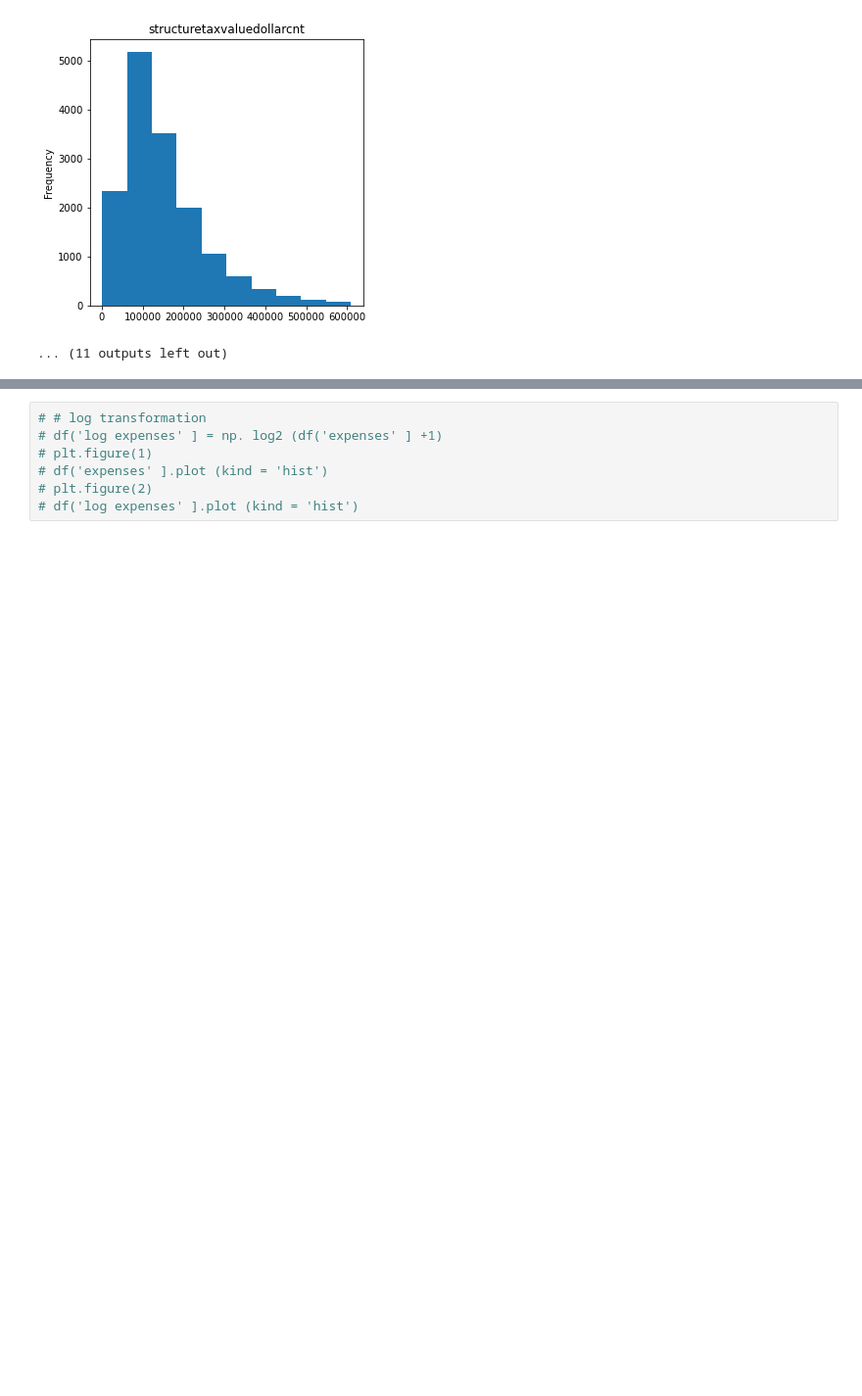
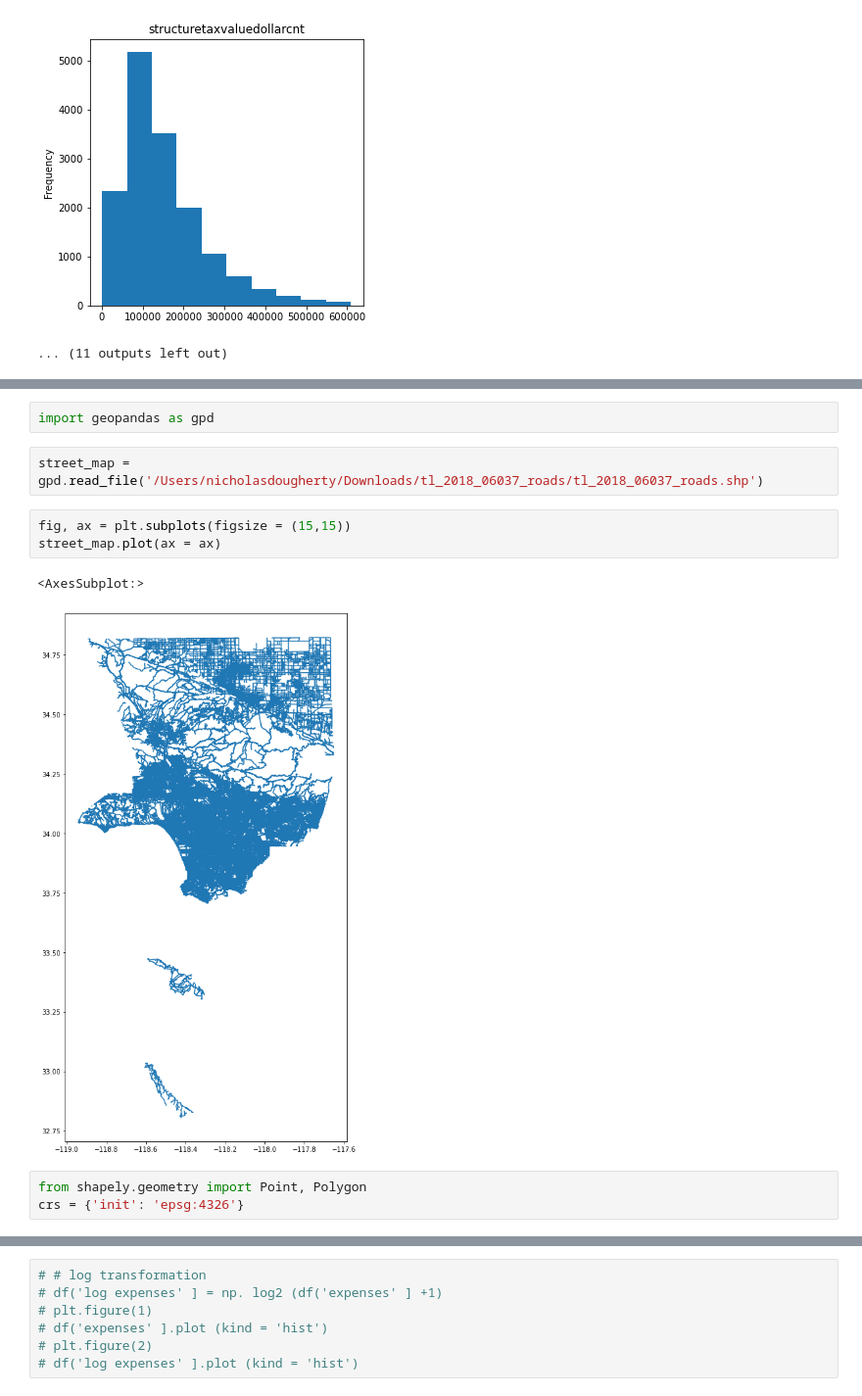
Before and after one commit to nicholas-dougherty/clustering-project, a Jupyter notebook: workbooks/eda.ipynb, the cells around one changed output, grey strips where cells are left out. Shown at 98% size. Cells and saved outputs as stored; diff of their text form; blank space fills up the shorter version.

```diff
--- a/workbooks/eda.ipynb
+++ b/workbooks/eda.ipynb
@@ -74,0 +182,13 @@ print(cat_list)
+# %%
+import geopandas as gpd
+# %%
+street_map = gpd.read_file('/Users/nicholasdougherty/Downloads/tl_2018_06037_roads/tl_2018_06037_roads.shp')
+# %%
+fig, ax = plt.subplots(figsize = (15,15))
+street_map.plot(ax = ax)
+# %% [output]
+<AxesSubplot:>
+[figure, added]
+# %%
+from shapely.geometry import Point, Polygon
+crs = {'init': 'epsg:4326'}
```
Also changed, not shown: parts of 9 cells of this notebook, 1 other file.
